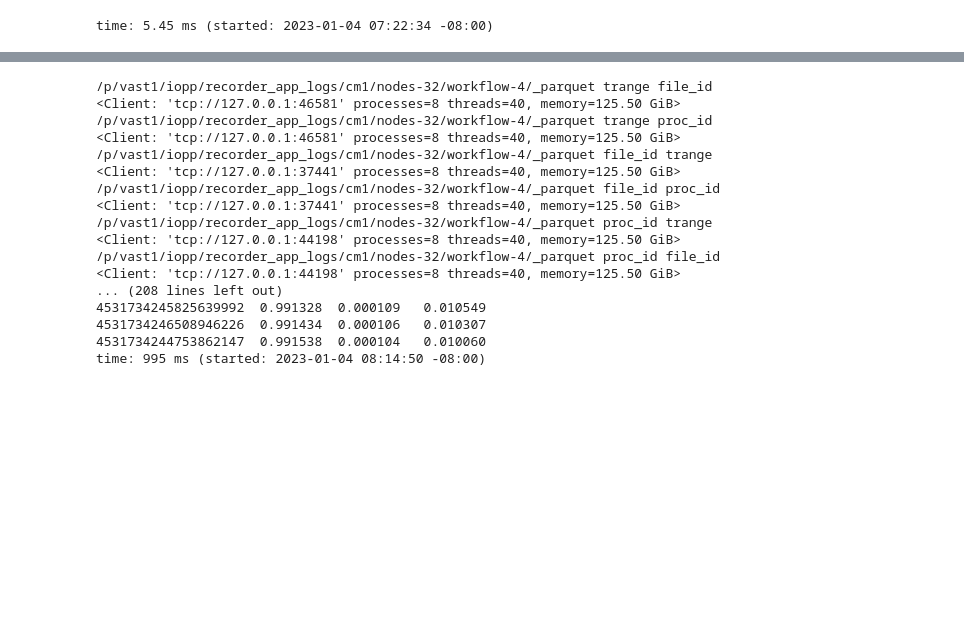
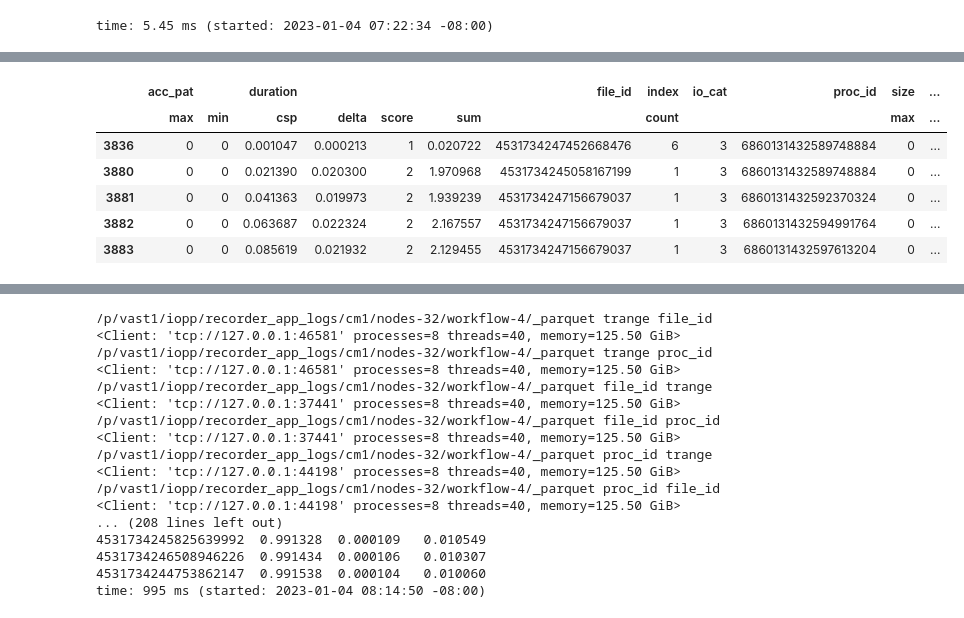
Before and after one commit to izzet/wisio, a Jupyter notebook: notebooks/playground-cm1.ipynb, the cells around one changed output, grey strips where cells are left out. Cells and saved outputs as stored; diff of their text form; code cells hidden in the pictures; blank space fills up the shorter version.

```diff
--- a/notebooks/playground-cm1.ipynb
+++ b/notebooks/playground-cm1.ipynb
@@ -1457,5 +1499,5 @@ time: 89.8 ms (started: 2023-01-04 07:22:35 -08:00)
 # %%
 tmid_min, tmid_max = load_global_min_max(log_dir=log_dir)['tmid']
 trange = np.arange(tmid_min, tmid_max, 1e7)
-ddf = ddf.map_partitions(lambda df: df.assign(trange=pd.cut(df['tmid'], trange, right=True)))
+ddf = ddf.map_partitions(lambda df: df.assign(trange=np.digitize(df['tmid'], trange, right=True)))
 # %% [output]
@@ -1600,0 +1605,18 @@ time: 5.47 ms (started: 2023-01-04 08:14:37 -08:00)
+# %%
+from copy import copy
+
+filter_groups = copy(FILTER_GROUPS)
+filter_groups.append('io_cat')
+
+main_view = ddf \
+    .groupby(filter_groups) \
+    .agg({
+        'acc_pat': [min, max],
+        'duration': [sum],
+        'index': ['count'],
+        'size': [min, max, sum],
+    }) \
+    .reset_index() \
+    .persist()
+
+main_view
@@ -1600,0 +1650,16 @@ time: 5.47 ms (started: 2023-01-04 08:14:37 -08:00)
+# %%
+DELTA_BINS = [
+    0.0001,
+    0.01,
+    1,
+]
+
+
+def filter_delta(df: pd.DataFrame, delta: float, metric='duration'):
+    def set_delta(df: pd.DataFrame):
+        df[metric, 'csp'] = df[metric, 'sum'].cumsum() / df[metric, 'sum'].sum()
+        df[metric, 'delta'] = df[metric, 'csp'].diff().fillna(df[metric, 'csp'])
+        df[metric, 'score'] = np.digitize(df[metric, 'delta'], bins=DELTA_BINS, right=True)
+        return df
+    df = df.map_partitions(set_delta)
+    return df[df[metric, 'delta'] > delta]
@@ -1600,0 +1668,11 @@ time: 5.47 ms (started: 2023-01-04 08:14:37 -08:00)
+# %%
+main_view_filtered = filter_delta(main_view, DELTA)
+main_view_filtered.head().reindex(sorted(main_view_filtered.columns), axis=1)
+# %% [output]
+|  | acc_pat |  | duration |  |  |  | file_id | index | io_cat | proc_id | size | ... |
+|  | max | min | csp | delta | score | sum |  | count |  |  | max | ... |
+| 3836 | 0 | 0 | 0.001047 | 0.000213 | 1 | 0.020722 | 4531734247452668476 | 6 | 3 | 6860131432589748884 | 0 | ... |
+| 3880 | 0 | 0 | 0.021390 | 0.020300 | 2 | 1.970968 | 4531734245058167199 | 1 | 3 | 6860131432589748884 | 0 | ... |
+| 3881 | 0 | 0 | 0.041363 | 0.019973 | 2 | 1.939239 | 4531734247156679037 | 1 | 3 | 6860131432592370324 | 0 | ... |
+| 3882 | 0 | 0 | 0.063687 | 0.022324 | 2 | 2.167557 | 4531734247156679037 | 1 | 3 | 6860131432594991764 | 0 | ... |
+| 3883 | 0 | 0 | 0.085619 | 0.021932 | 2 | 2.129455 | 4531734247156679037 | 1 | 3 | 6860131432597613204 | 0 | ... |
```
Also changed, not shown: parts of 35 cells of this notebook, 4 other files.
